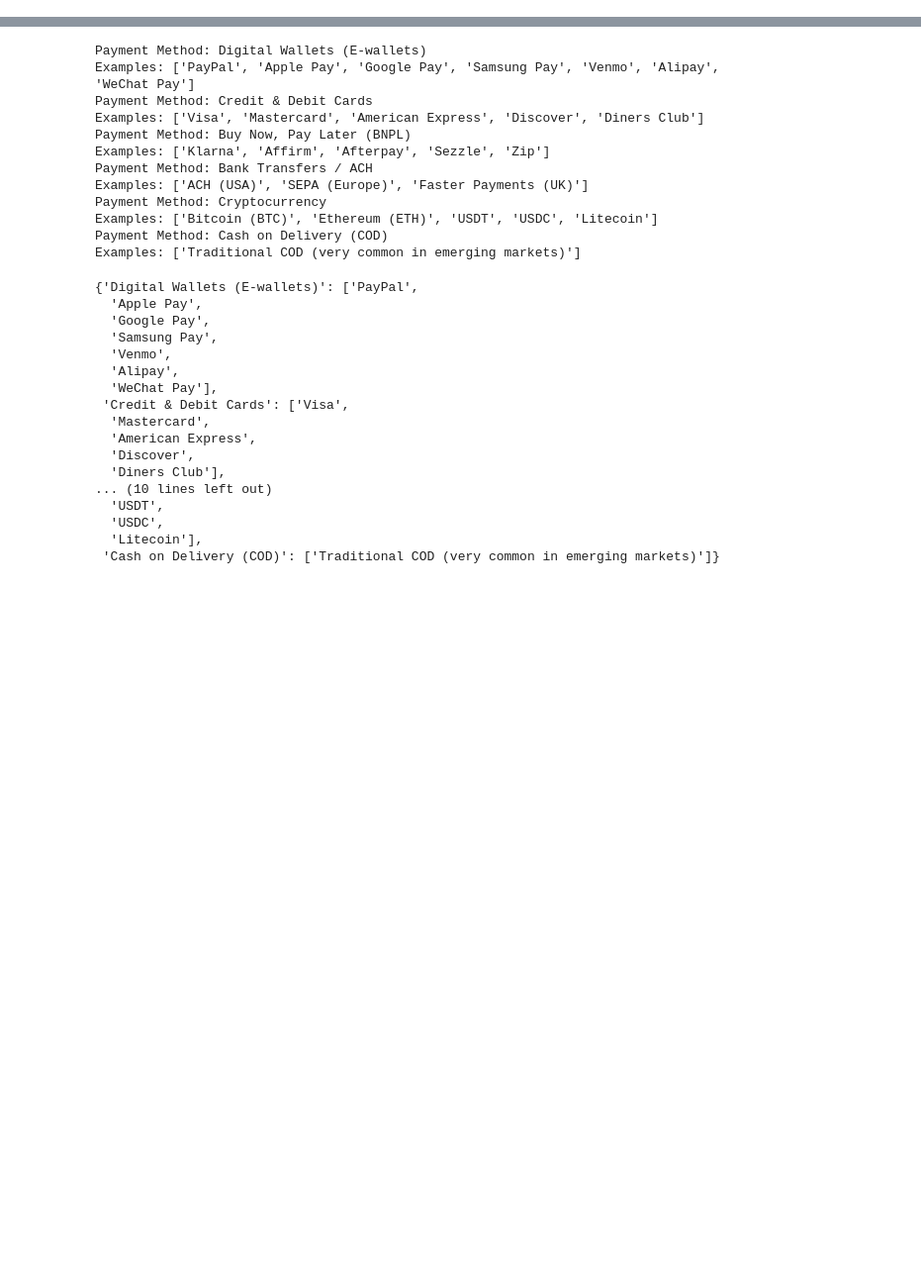
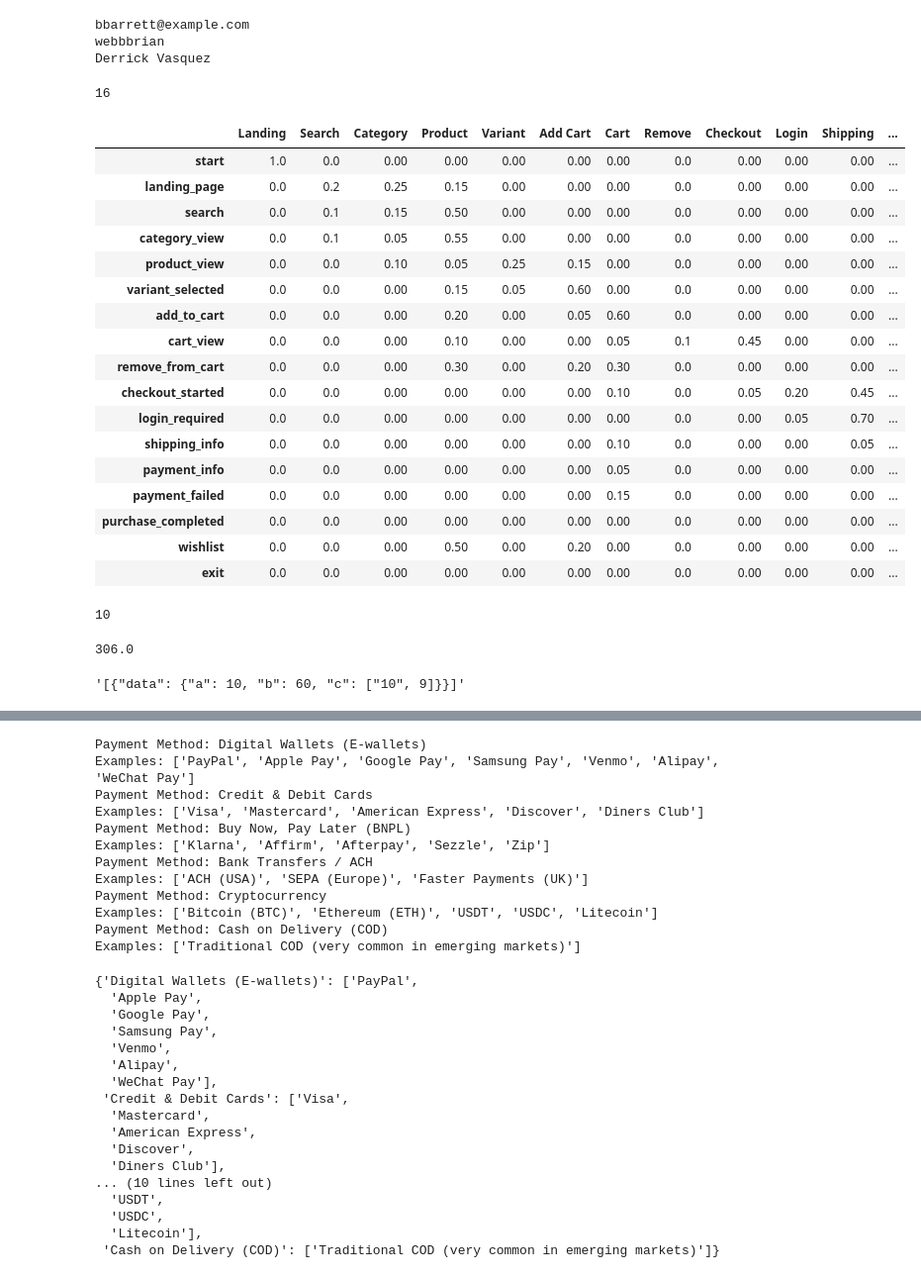
Before and after one commit to dante-cmd/Ecommerce-Rest-API, a Jupyter notebook: notebook.ipynb, the cells around one changed output, grey strips where cells are left out. Shown at 99% size. Drawn from its saved outputs; the diff is of its cells as text; code cells hidden in the pictures; blank space fills up the shorter version.

```diff
--- a/notebook.ipynb
+++ b/notebook.ipynb
@@ -23,0 +34,2 @@ import numpy as np
+# %%
+x = [274.85, 50.29, 698.76, 409.00, 247.18]
@@ -23,0 +46,8 @@ import numpy as np
+# %%
+print(fake.unique.email())
+print(fake.unique.user_name())
+print(fake.unique.name())
+# %% [output]
+bbarrett@example.com
+webbbrian
+Derrick Vasquez
@@ -23,0 +59,36 @@ import numpy as np
+# %%
+len(STATES)
+# %% [output]
+16
+# %%
+df = pd.read_clipboard(sep='|')
+# %%
+
+df_01 = df.iloc[1:, 1:-1].copy()
+df_01.columns = df_01.columns.str.strip()
+df_01.index = df_01['From / To'].values
+df_02 = df_01.iloc[:, 1:].copy()
+df_03 = df_02.map(lambda x: float(x))
+df_03.index = df_03.index.str.lower().str.strip()
+# df_03.apply(lambda x:np.asarray(x), axis=1).to_json('matrix_transition.json', orient='index', indent=4)
+# %%
+df_03
+# %% [output]
+|  | Landing | Search | Category | Product | Variant | Add Cart | Cart | Remove | Checkout | Login | Shipping | ... |
+| start | 1.0 | 0.0 | 0.00 | 0.00 | 0.00 | 0.00 | 0.00 | 0.0 | 0.00 | 0.00 | 0.00 | ... |
+| landing_page | 0.0 | 0.2 | 0.25 | 0.15 | 0.00 | 0.00 | 0.00 | 0.0 | 0.00 | 0.00 | 0.00 | ... |
+| search | 0.0 | 0.1 | 0.15 | 0.50 | 0.00 | 0.00 | 0.00 | 0.0 | 0.00 | 0.00 | 0.00 | ... |
+| category_view | 0.0 | 0.1 | 0.05 | 0.55 | 0.00 | 0.00 | 0.00 | 0.0 | 0.00 | 0.00 | 0.00 | ... |
+| product_view | 0.0 | 0.0 | 0.10 | 0.05 | 0.25 | 0.15 | 0.00 | 0.0 | 0.00 | 0.00 | 0.00 | ... |
+| variant_selected | 0.0 | 0.0 | 0.00 | 0.15 | 0.05 | 0.60 | 0.00 | 0.0 | 0.00 | 0.00 | 0.00 | ... |
+| add_to_cart | 0.0 | 0.0 | 0.00 | 0.20 | 0.00 | 0.05 | 0.60 | 0.0 | 0.00 | 0.00 | 0.00 | ... |
+| cart_view | 0.0 | 0.0 | 0.00 | 0.10 | 0.00 | 0.00 | 0.05 | 0.1 | 0.45 | 0.00 | 0.00 | ... |
+| remove_from_cart | 0.0 | 0.0 | 0.00 | 0.30 | 0.00 | 0.20 | 0.30 | 0.0 | 0.00 | 0.00 | 0.00 | ... |
+| checkout_started | 0.0 | 0.0 | 0.00 | 0.00 | 0.00 | 0.00 | 0.10 | 0.0 | 0.05 | 0.20 | 0.45 | ... |
+| login_required | 0.0 | 0.0 | 0.00 | 0.00 | 0.00 | 0.00 | 0.00 | 0.0 | 0.00 | 0.05 | 0.70 | ... |
+| shipping_info | 0.0 | 0.0 | 0.00 | 0.00 | 0.00 | 0.00 | 0.10 | 0.0 | 0.00 | 0.00 | 0.05 | ... |
+| payment_info | 0.0 | 0.0 | 0.00 | 0.00 | 0.00 | 0.00 | 0.05 | 0.0 | 0.00 | 0.00 | 0.00 | ... |
+| payment_failed | 0.0 | 0.0 | 0.00 | 0.00 | 0.00 | 0.00 | 0.15 | 0.0 | 0.00 | 0.00 | 0.00 | ... |
+| purchase_completed | 0.0 | 0.0 | 0.00 | 0.00 | 0.00 | 0.00 | 0.00 | 0.0 | 0.00 | 0.00 | 0.00 | ... |
+| wishlist | 0.0 | 0.0 | 0.00 | 0.50 | 0.00 | 0.20 | 0.00 | 0.0 | 0.00 | 0.00 | 0.00 | ... |
+| exit | 0.0 | 0.0 | 0.00 | 0.00 | 0.00 | 0.00 | 0.00 | 0.0 | 0.00 | 0.00 | 0.00 | ... |
@@ -23,0 +104,4 @@ import numpy as np
+# %%
+e.pop('a')
+# %% [output]
+10
@@ -23,0 +114,8 @@ import numpy as np
+# %%
+sum(x)
+# %% [output]
+306.0
+# %%
+json.dumps(e)
+# %% [output]
+'[{"data": {"a": 10, "b": 60, "c": ["10", 9]}}]'
```
Also changed, not shown: parts of 21 cells of this notebook, 18 other files.
